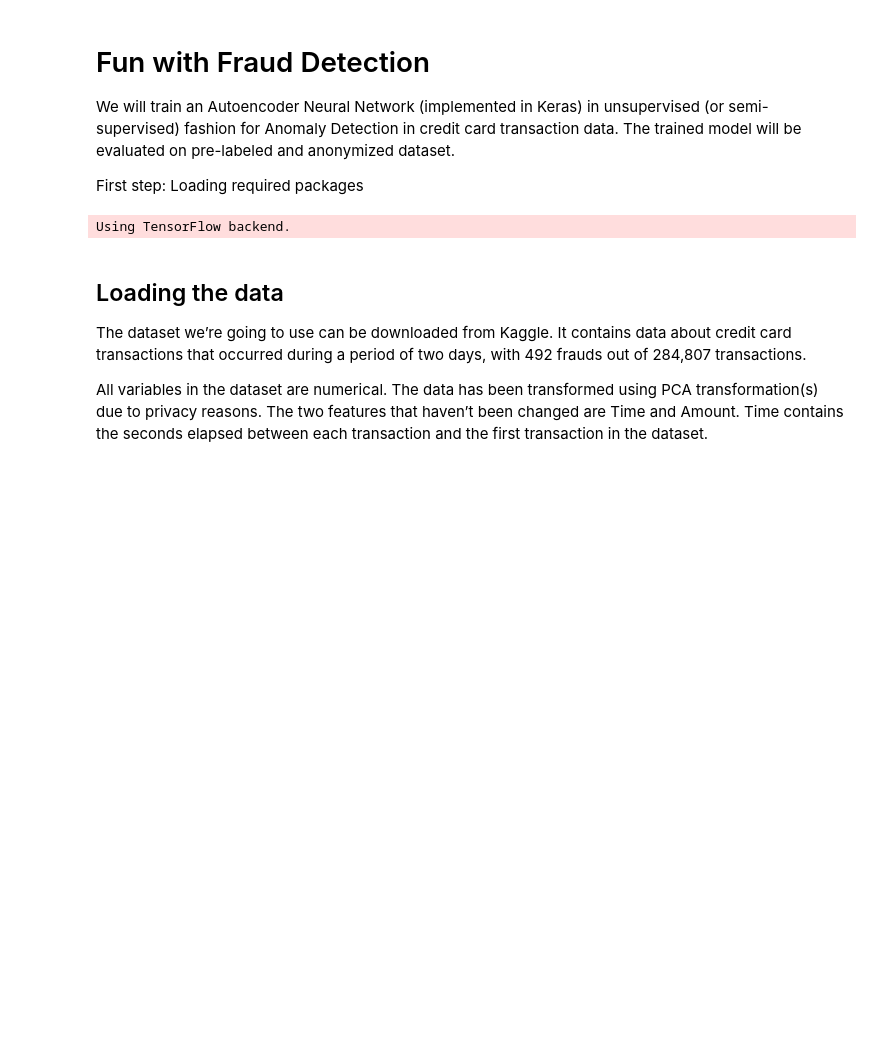
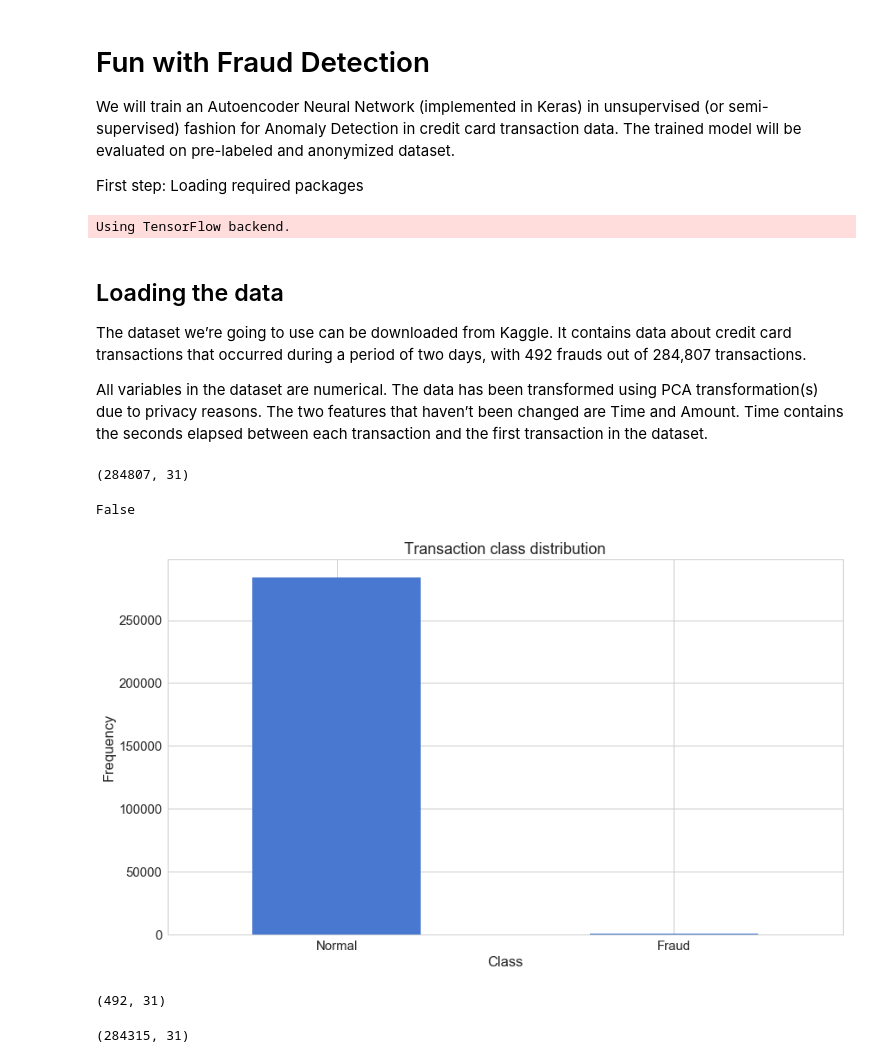
Before and after one commit to L0D3/FraudDetectionFun, a Jupyter notebook: FraudDetectionFun.ipynb, the cells around one changed output. Drawn from its saved outputs; the diff is of its cells as text; code cells hidden in the pictures; blank space fills up the shorter version.

```diff
--- a/FraudDetectionFun.ipynb
+++ b/FraudDetectionFun.ipynb
@@ -33,3 +33,30 @@ The dataset we’re going to use can be downloaded from Kaggle. It contains data
 All variables in the dataset are numerical. The data has been transformed using PCA transformation(s) due to privacy reasons. The two features that haven’t been changed are Time and Amount. Time contains the seconds elapsed between each transaction and the first transaction in the dataset.
 # %%
 df = pd.read_csv("./creditcard.csv")
+# %%
+df.shape
+# %% [output]
+(284807, 31)
+# %%
+df.isnull().values.any()
+# %% [output]
+False
+# %%
+count_classes = pd.value_counts(df['Class'], sort = True)
+count_classes.plot(kind = 'bar', rot=0)
+plt.title("Transaction class distribution")
+plt.xticks(range(2), LABELS)
+plt.xlabel("Class")
+plt.ylabel("Frequency");
+# %% [output]
+[figure, added]
+# %%
+frauds = df[df.Class == 1]
+normal = df[df.Class == 0]
+frauds.shape
+# %% [output]
+(492, 31)
+# %%
+normal.shape
+# %% [output]
+(284315, 31)
```
Also changed, not shown: parts of 38 cells of this notebook, 1 other file.
